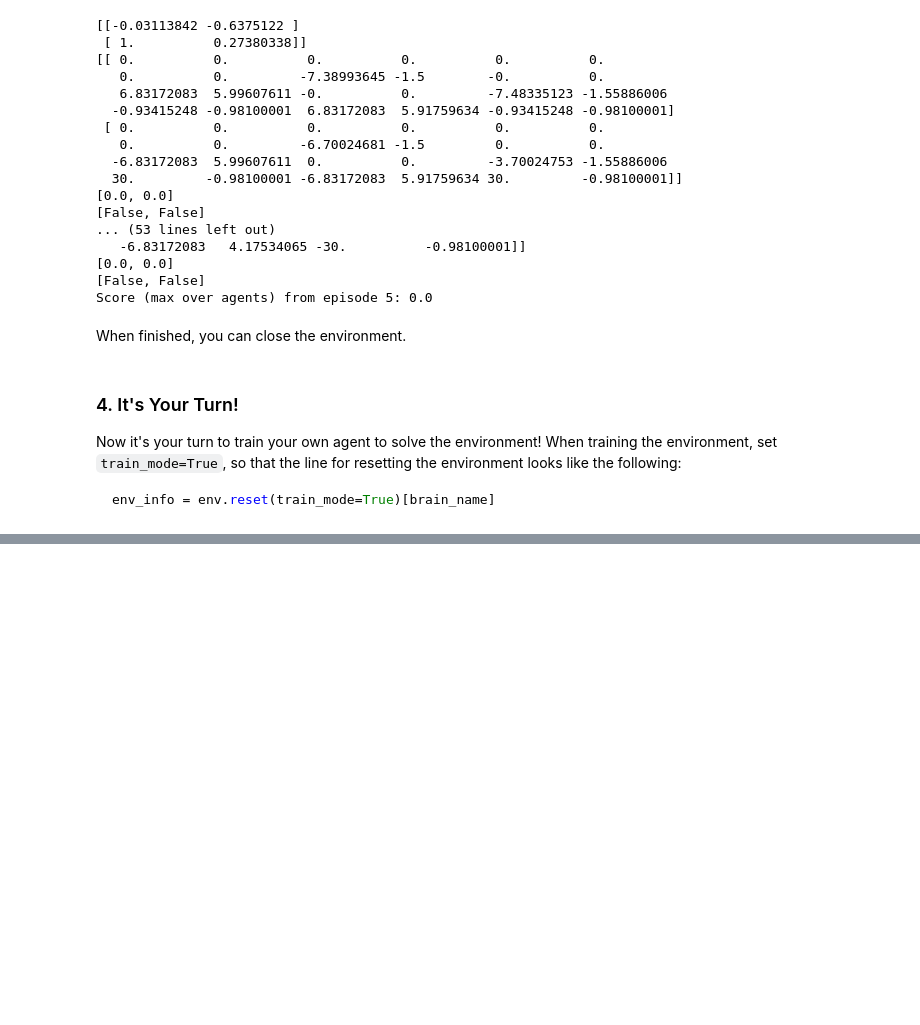
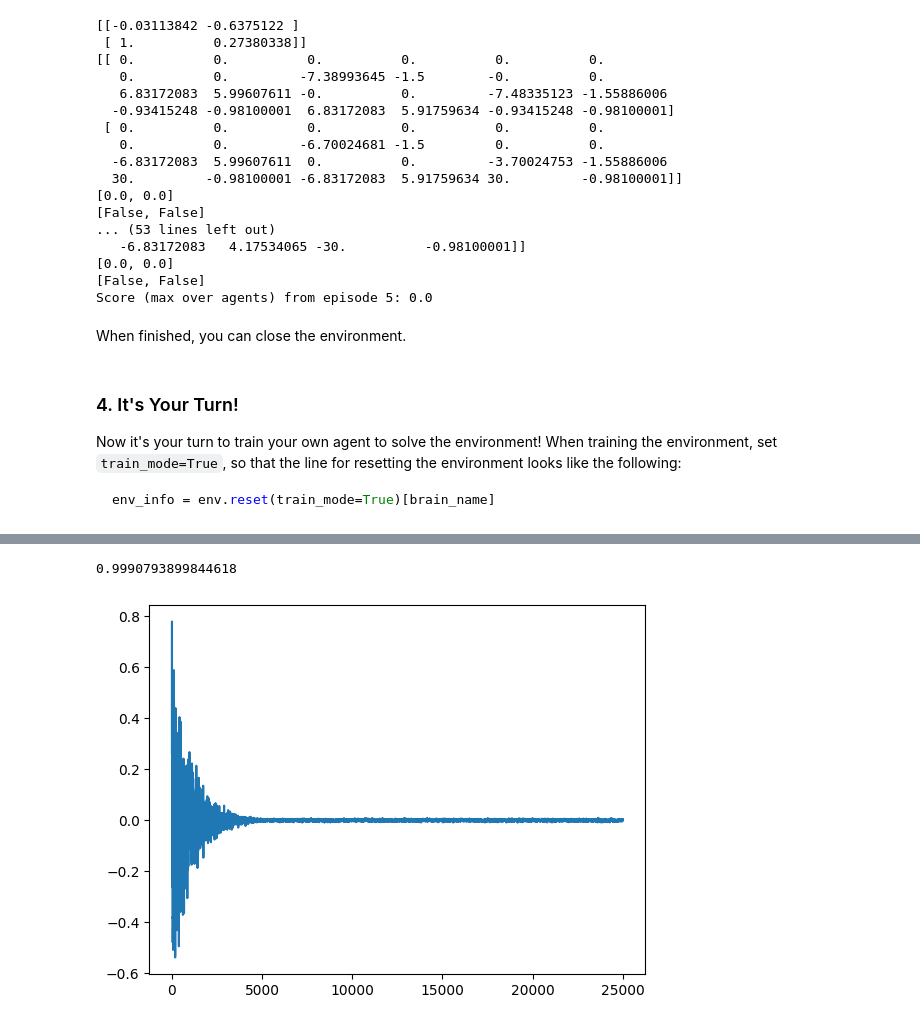
Before and after one commit to stanislawraczk/drlnd-project3-competition, a Jupyter notebook: Tennis.ipynb, the cells around one changed output, grey strips where cells are left out. Cells and saved outputs as stored; diff of their text form; code cells hidden in the pictures; blank space fills up the shorter version.

Commit message:
working model

```diff
--- a/Tennis.ipynb
+++ b/Tennis.ipynb
@@ -146,9 +146,13 @@ import numpy as np
 import torch
 from matplotlib import pyplot as plt
 from ddpg import DDPGAgent
+from maddpg import MADDPG
 from global_variables import LR_ACTOR, LR_CRITIC, GAMMA, TAU, SEED, BUFFER_SIZE, EPSILON, EPS_DECAY, EPS_MIN, WEIGHT_DECAY
 
-agent = DDPGAgent(24, 2, LR_ACTOR, LR_CRITIC, GAMMA, TAU, BUFFER_SIZE, SEED, WEIGHT_DECAY, EPSILON, EPS_DECAY, EPS_MIN)
+# agent1 = DDPGAgent(24, 2, LR_ACTOR, LR_CRITIC, GAMMA, TAU, BUFFER_SIZE, SEED, WEIGHT_DECAY, EPSILON, EPS_DECAY, EPS_MIN)
+# agent2 = DDPGAgent(24, 2, LR_ACTOR, LR_CRITIC, GAMMA, TAU, BUFFER_SIZE, SEED, WEIGHT_DECAY, EPSILON, EPS_DECAY, EPS_MIN)
+
+agent = MADDPG(24, 2, LR_ACTOR, LR_CRITIC, GAMMA, TAU, BUFFER_SIZE, SEED, WEIGHT_DECAY, EPSILON, EPS_DECAY, EPS_MIN)
 device = torch.device("cuda" if torch.cuda.is_available() else "cpu")
 # %%
 env = UnityEnvironment(file_name='Tennis_Windows_x86_64\Tennis.exe')
@@ -159,7 +163,7 @@ env_info = env.reset(train_mode=True)[brain_name]
 num_agents = len(env_info.agents)
 
 
-def maddpg(n_episodes=3000, t_max=1000):
+def maddpg(n_episodes=10000):
     scores = []
     scores_window = deque(maxlen=100)
 
@@ -169,7 +173,6 @@ def maddpg(n_episodes=3000, t_max=1000):
         states = env_info.vector_observations
 
         score = np.zeros(num_agents)
-        # for i in range(t_max):
         while(True):
             actions = agent.act(torch.from_numpy(states).float().to(device))
             env_info = env.step(actions)[brain_name]
@@ -188,12 +191,14 @@ def maddpg(n_episodes=3000, t_max=1000):
         print('\rEpisode {}\tAverage Score: {:.3f}'.format(i_episode, np.mean(scores_window)), end="")
         if i_episode % 100 == 0:
             print('\rEpisode {}\tAverage Score: {:.3f}'.format(i_episode, np.mean(scores_window)))
+            print(agent.t_step)
         if np.mean(scores_window)>0.5:
             print('\nEnvironment solved in {:d} episodes!\tAverage Score: {:.5f}'.format(i_episode-100, np.mean(scores_window)))
-            torch.save(agent.agent.actor.state_dict(), 'final_actor_model.pth')
-            torch.save(agent.agent.critic.state_dict(), 'final_critic_model.pth')
-            torch.save(agent.agent.target_actor.state_dict(), 'final_actor_target_model.pth')
-            torch.save(agent.agent.target_critic.state_dict(), 'final_critic_target_model.pth')
+            for idx, a in enumerate(agent):
+                torch.save(a.actor.state_dict(), 'final_actor_model.pth')
+                torch.save(a.critic.state_dict(), 'final_critic_model.pth')
+                torch.save(a.target_actor.state_dict(), 'final_actor_target_model.pth')
+                torch.save(a.target_critic.state_dict(), 'final_critic_target_model.pth')
             break
 
     return scores
@@ -281,0 +251,22 @@ tensor([-0.0177, -0.2875], dtype=t
+# %%
+import random
+from math import log, exp
+from global_variables import MU, THETA, SIGMA, EPS_DECAY, EPS_MIN, EPSILON, SEED
+from maddpg import OUNoise
+import numpy as np
+import torch
+from matplotlib import pyplot as plt
+
+noise = OUNoise(1)
+epsilon = EPSILON
+ns = []
+for i in range(25000):
+    ns.append(epsilon * noise.noise().cpu().data.numpy())
+    epsilon = max(EPS_MIN, epsilon * EPS_DECAY)
+
+plt.plot(np.arange(len(ns)), ns)
+
+EPS_DECAY
+# %% [output]
+0.9990793899844618
+[figure, added]
```
Also changed, not shown: parts of 2 cells of this notebook, 4 other files.
